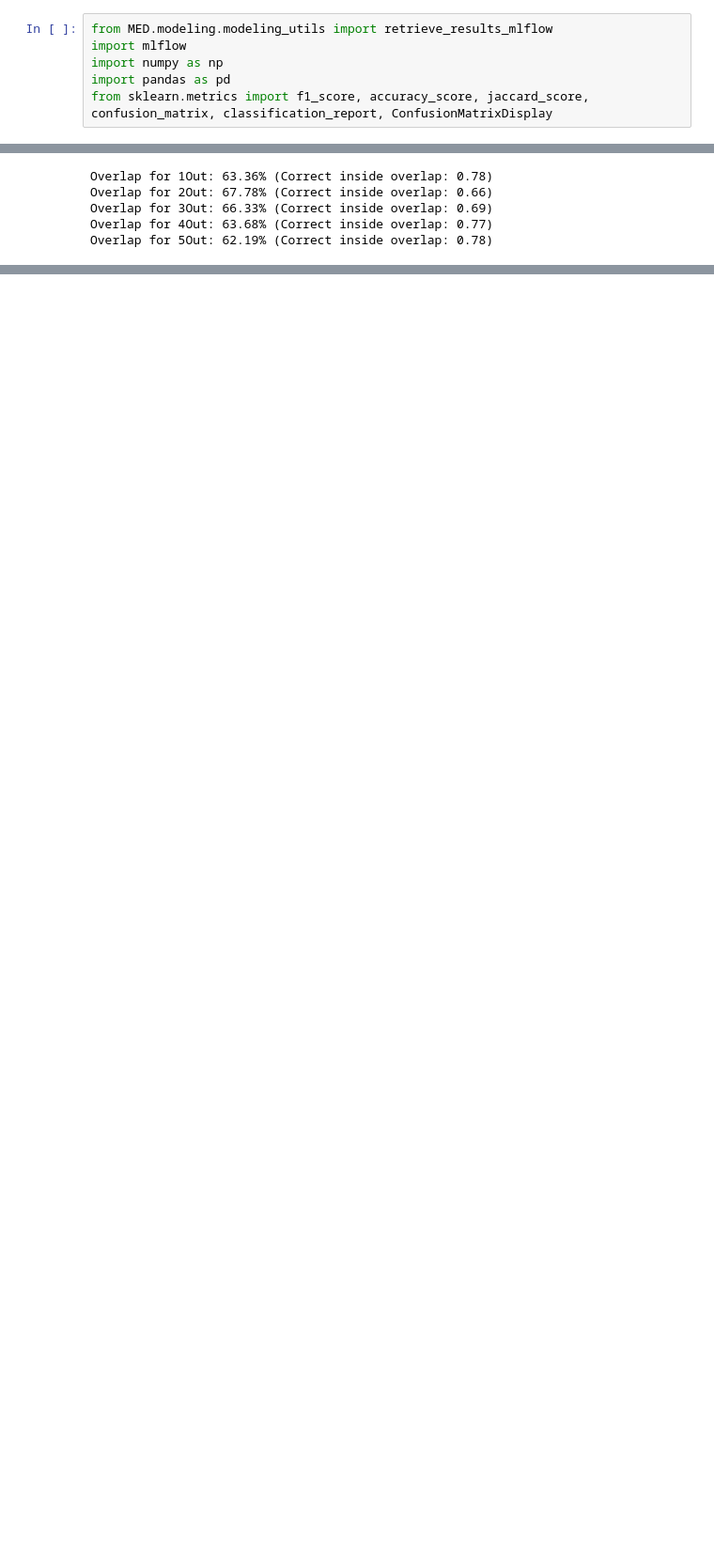
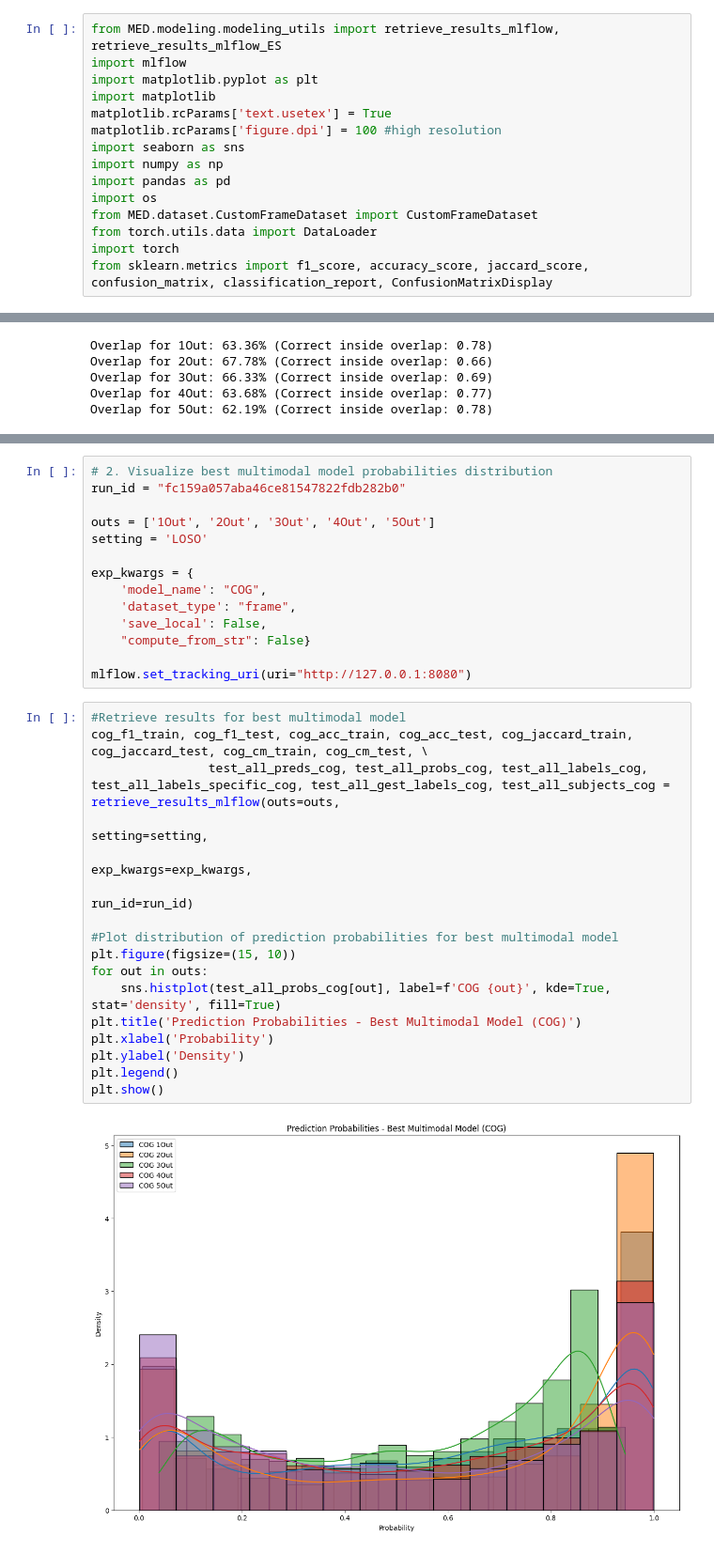
Before and after one commit to GonzaloPlaaza/Multimodal-Error-Detection, a Jupyter notebook: ensemble.ipynb, the cells around one changed output, grey strips where cells are left out. Shown: that part at 94% size. Saved outputs shown, nothing was run; the diff lists cells and outputs as text; blank space fills up the shorter version.

```diff
--- a/ensemble.ipynb
+++ b/ensemble.ipynb
@@ -1,6 +1,15 @@
 # %%
-from MED.modeling.modeling_utils import retrieve_results_mlflow
+from MED.modeling.modeling_utils import retrieve_results_mlflow, retrieve_results_mlflow_ES
 import mlflow
+import matplotlib.pyplot as plt
+import matplotlib
+matplotlib.rcParams['text.usetex'] = True
+matplotlib.rcParams['figure.dpi'] = 100 #high resolution
+import seaborn as sns
 import numpy as np
 import pandas as pd
+import os
+from MED.dataset.CustomFrameDataset import CustomFrameDataset
+from torch.utils.data import DataLoader
+import torch
 from sklearn.metrics import f1_score, accuracy_score, jaccard_score, confusion_matrix, classification_report, ConfusionMatrixDisplay
@@ -201,0 +212,33 @@ Overlap for 5Out: 62.19% (Correct inside overlap: 0.78)
+# %%
+# 2. Visualize best multimodal model probabilities distribution
+run_id = "fc159a057aba46ce81547822fdb282b0"
+
+outs = ['1Out', '2Out', '3Out', '4Out', '5Out']
+setting = 'LOSO'
+
+exp_kwargs = {
+    'model_name': "COG",
+    'dataset_type': "frame",
+    'save_local': False,
+    "compute_from_str": False}
+
+mlflow.set_tracking_uri(uri="http://127.0.0.1:8080")
+# %%
+#Retrieve results for best multimodal model
+cog_f1_train, cog_f1_test, cog_acc_train, cog_acc_test, cog_jaccard_train, cog_jaccard_test, cog_cm_train, cog_cm_test, \
+                test_all_preds_cog, test_all_probs_cog, test_all_labels_cog, test_all_labels_specific_cog, test_all_gest_labels_cog, test_all_subjects_cog = retrieve_results_mlflow(outs=outs,
+                                                                                                                   setting=setting,
+                                                                                                                   exp_kwargs=exp_kwargs,
+                                                                                                                   run_id=run_id)
+
+#Plot distribution of prediction probabilities for best multimodal model
+plt.figure(figsize=(15, 10))
+for out in outs:
+    sns.histplot(test_all_probs_cog[out], label=f'COG {out}', kde=True, stat='density', fill=True)
+plt.title('Prediction Probabilities - Best Multimodal Model (COG)')
+plt.xlabel('Probability')
+plt.ylabel('Density')
+plt.legend()
+plt.show()
+# %% [output]
+[figure, added]
```
Also changed, not shown: parts of 9 cells of this notebook, 24 other files.
